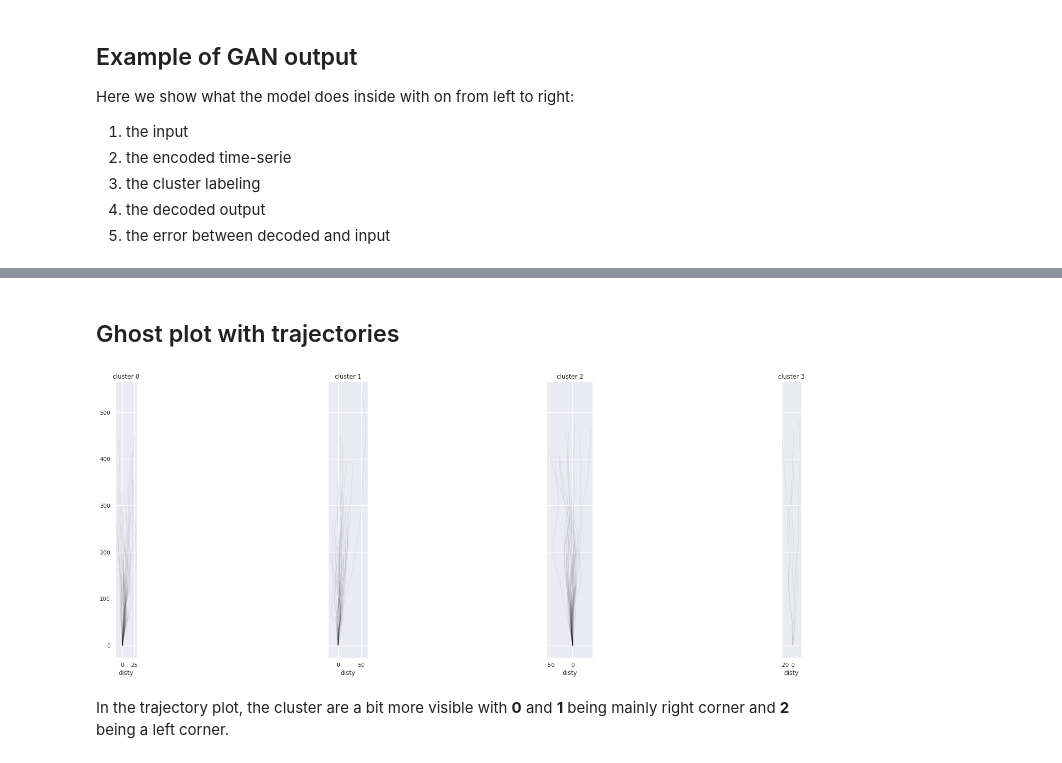
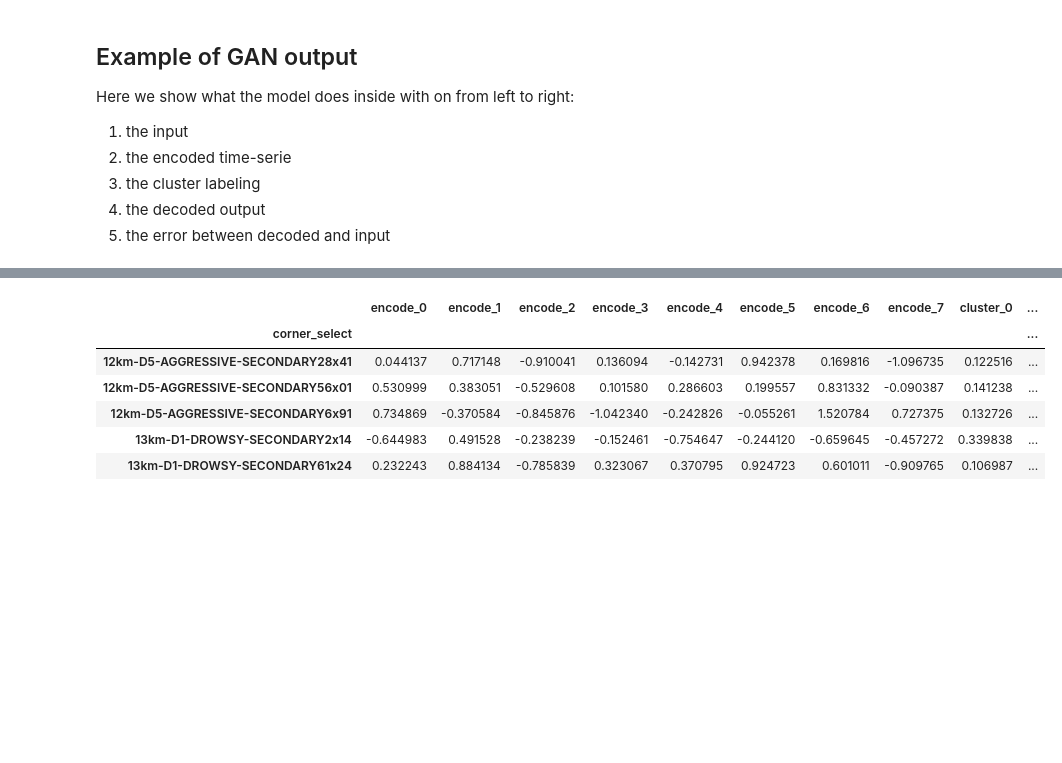
Before and after one commit to sqrx-mckl/driver_behaviour, a Jupyter notebook: notebooks/4_clustering_gan.ipynb, the cells around one changed output, grey strips where cells are left out. Drawn from its saved outputs; the diff is of its cells as text; code cells hidden in the pictures; blank space fills up the shorter version.

Commit message:
ADD: separated clustering and analysis

```diff
--- a/notebooks/4_clustering_gan.ipynb
+++ b/notebooks/4_clustering_gan.ipynb
@@ -212,6 +205,9 @@ array([[[-9.21039001e-01, -7.21824078e-01, -3.43892592e-02,
           0.00000000e+00]]])
 # %% [markdown]
 ## Setup the Model
+# %%
+latent_dim = 32
+cat_dim = 4
 # %%
 from tensorflow.python.keras.models import Sequential, Input, Model
 from tensorflow.python.keras.layers import (
@@ -450,15 +447,0 @@ fig.show()
-# %%
-(dec, rep, cat, error) = encoder.predict(test_x)
-# %%
-from collections import Counter
-
-categories = [np.argmax(item) for item in cat]
-counts = Counter(categories)
-print(counts)
-
-labels, count = zip(*counts.items())
-
-plt.figure(figsize=(14,7))
-plt.title('cluster reparition')
-plt.bar(labels, count)
-plt.show()
@@ -654,22 +449,0 @@ for cluster in sorted(labels):
-# %% [markdown]
-## Ghost plot with trajectories
-# %%
-fig, axes = plt.subplots(ncols=max(labels)+1, figsize=(30, 10), sharey='row')
-
-for cluster in sorted(labels):
-    events = dataset.index[[c == cluster for c in categories]]
-    if not(any(events)):
-        continue
-
-    df_cluster = df.where(lambda x: x[split_by].isin(events))\
-                    .dropna(how='all')\
-                    .set_index('time_event_norm')\
-                    .groupby(split_by)
-
-    df_cluster[['distx', 'disty']].plot(ax=axes[cluster], alpha=0.05, style='k', x='disty', y='distx', title=f'cluster {cluster}')
-    axes[cluster].set_aspect('equal')
-    axes[cluster].get_legend().remove()
-# %% [output]
-[figure, removed]
-# %% [markdown]
-In the trajectory plot, the cluster are a bit more visible with **0** and **1** being mainly right corner and **2** being a left corner.
@@ -675,0 +452,16 @@ In the trajectory plot, the cluster are a bit more visible with **0** and **1**
+# %%
+dfout = pd.concat([
+    pd.DataFrame(rep, index=dataset.index).add_prefix('encode_'),
+    pd.DataFrame(cat, index=dataset.index).add_prefix('cluster_'),
+    pd.DataFrame(categories, index=dataset.index, columns=['cluster']),
+], axis=1)
+
+display(dfout.head())
+# %% [output]
+|  | encode_0 | encode_1 | encode_2 | encode_3 | encode_4 | encode_5 | encode_6 | encode_7 | cluster_0 | ... |
+| corner_select |  |  |  |  |  |  |  |  |  | ... |
+| 12km-D5-AGGRESSIVE-SECONDARY28x41 | 0.044137 | 0.717148 | -0.910041 | 0.136094 | -0.142731 | 0.942378 | 0.169816 | -1.096735 | 0.122516 | ... |
+| 12km-D5-AGGRESSIVE-SECONDARY56x01 | 0.530999 | 0.383051 | -0.529608 | 0.101580 | 0.286603 | 0.199557 | 0.831332 | -0.090387 | 0.141238 | ... |
+| 12km-D5-AGGRESSIVE-SECONDARY6x91 | 0.734869 | -0.370584 | -0.845876 | -1.042340 | -0.242826 | -0.055261 | 1.520784 | 0.727375 | 0.132726 | ... |
+| 13km-D1-DROWSY-SECONDARY2x14 | -0.644983 | 0.491528 | -0.238239 | -0.152461 | -0.754647 | -0.244120 | -0.659645 | -0.457272 | 0.339838 | ... |
+| 13km-D1-DROWSY-SECONDARY61x24 | 0.232243 | 0.884134 | -0.785839 | 0.323067 | 0.370795 | 0.924723 | 0.601011 | -0.909765 | 0.106987 | ... |
```
Also changed, not shown: parts of 23 cells of this notebook, 1 other file.
